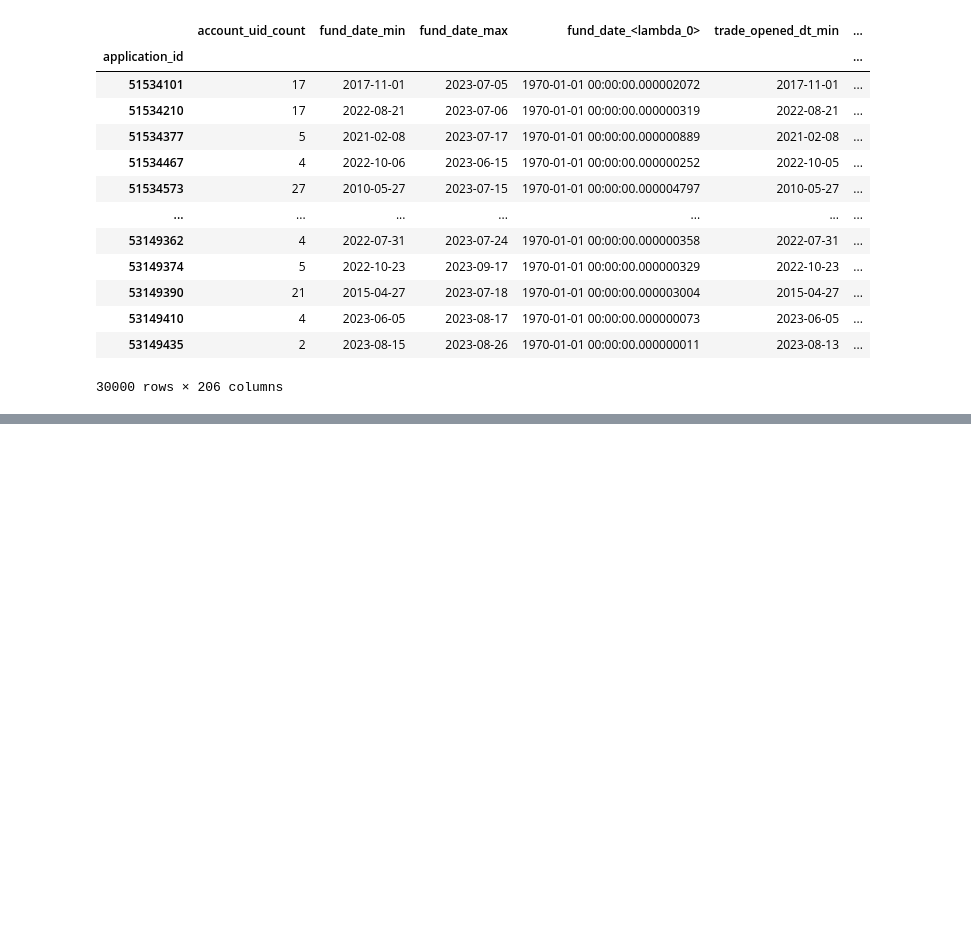
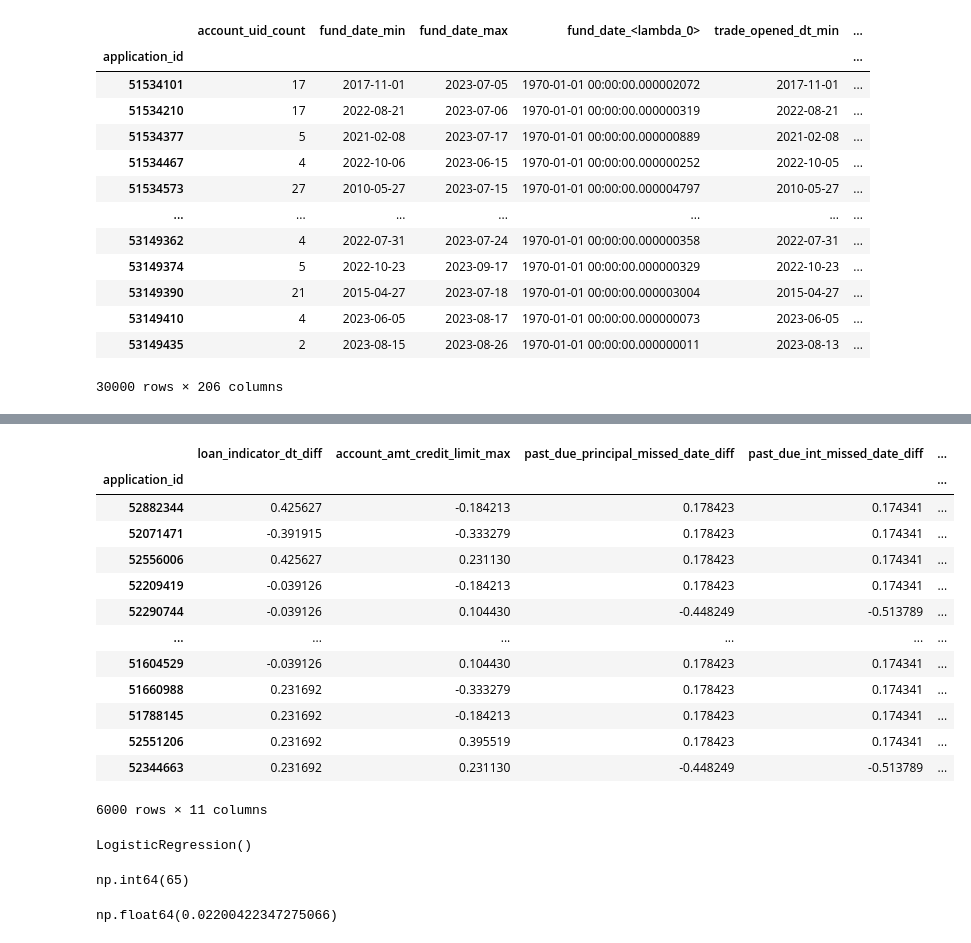
Before and after one commit to sergandri/bank_scoring, a Jupyter notebook: eda/draft.ipynb, the cells around one changed output, grey strips where cells are left out. Cells and saved outputs as stored; diff of their text form; code cells hidden in the pictures; blank space fills up the shorter version.

```diff
--- a/eda/draft.ipynb
+++ b/eda/draft.ipynb
@@ -299,0 +457,24 @@ train_woe[top_list]
+# %%
+test_woe[top_list]
+# %% [output]
+|  | loan_indicator_dt_diff | account_amt_credit_limit_max | past_due_principal_missed_date_diff | past_due_int_missed_date_diff | ... |
+| application_id |  |  |  |  | ... |
+| 52882344 | 0.425627 | -0.184213 | 0.178423 | 0.174341 | ... |
+| 52071471 | -0.391915 | -0.333279 | 0.178423 | 0.174341 | ... |
+| 52556006 | 0.425627 | 0.231130 | 0.178423 | 0.174341 | ... |
+| 52209419 | -0.039126 | -0.184213 | 0.178423 | 0.174341 | ... |
+| 52290744 | -0.039126 | 0.104430 | -0.448249 | -0.513789 | ... |
+| ... | ... | ... | ... | ... | ... |
+| 51604529 | -0.039126 | 0.104430 | 0.178423 | 0.174341 | ... |
+| 51660988 | 0.231692 | -0.333279 | 0.178423 | 0.174341 | ... |
+| 51788145 | 0.231692 | -0.184213 | 0.178423 | 0.174341 | ... |
+| 52551206 | 0.231692 | 0.395519 | 0.178423 | 0.174341 | ... |
+| 52344663 | 0.231692 | 0.231130 | -0.448249 | -0.513789 | ... |
+6000 rows × 11 columns
+# %%
+from sklearn.linear_model import LogisticRegression
+
+model = LogisticRegression()
+model.fit(train_woe[top_list].drop(columns='target'), train_woe['target'])
+# %% [output]
+LogisticRegression()
@@ -300,3 +483,14 @@ train_woe[top_list]
+# %%
+predictions.sum()
+# %% [output]
+np.int64(65)
+# %%
+from sklearn.metrics import roc_auc_score
+
+gini = 2 * roc_auc_score(test_woe['target'], predictions) - 1
+gini
+# %% [output]
+np.float64(0.02200422347275066)
 # %%
 from src.ml.model_training import FinalModelBuilder
 
```
Also changed, not shown: parts of 31 cells of this notebook, 10 other files.
